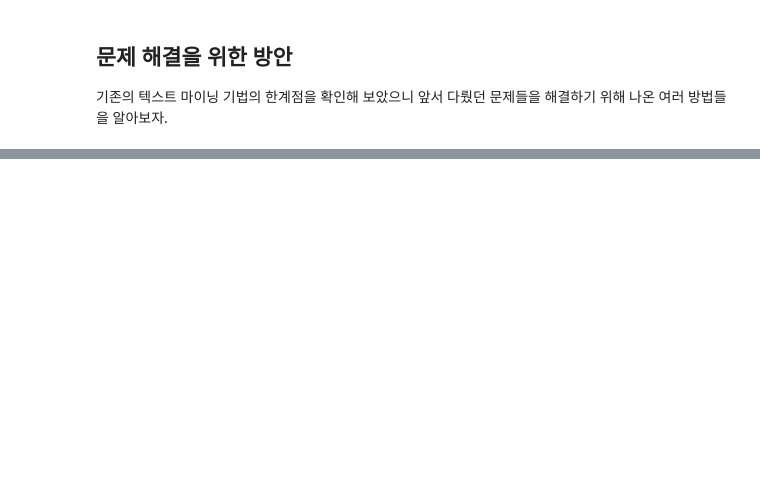
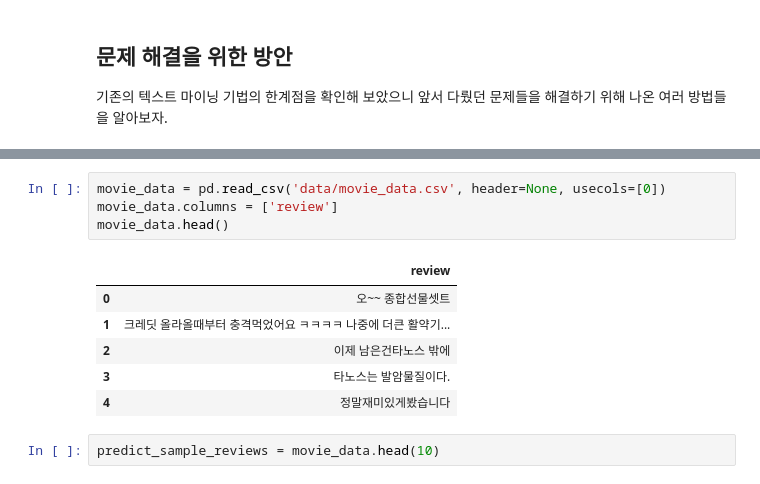
Before and after one commit to choi-jiwoo/21-2-business-analytics-capstone, a Jupyter notebook: hw_3/text_mining.ipynb, the cells around one changed output, grey strips where cells are left out. Drawn from its saved outputs; the diff is of its cells as text; blank space fills up the shorter version.

```diff
--- a/hw_3/text_mining.ipynb
+++ b/hw_3/text_mining.ipynb
@@ -397,0 +774,13 @@ Zipf's law에 따르면 적은 빈도의 단어일수록 문서내에서 더 중
+# %%
+movie_data = pd.read_csv('data/movie_data.csv', header=None, usecols=[0])
+movie_data.columns = ['review']
+movie_data.head()
+# %% [output]
+|  | review |
+| 0 | 오~~ 종합선물셋트 |
+| 1 | 크레딧 올라올때부터 충격먹었어요 ㅋㅋㅋㅋ 나중에 더큰 활약기... |
+| 2 | 이제 남은건타노스 밖에 |
+| 3 | 타노스는 발암물질이다. |
+| 4 | 정말재미있게봤습니다 |
+# %%
+predict_sample_reviews = movie_data.head(10)
```
Also changed, not shown: parts of 38 cells of this notebook.
